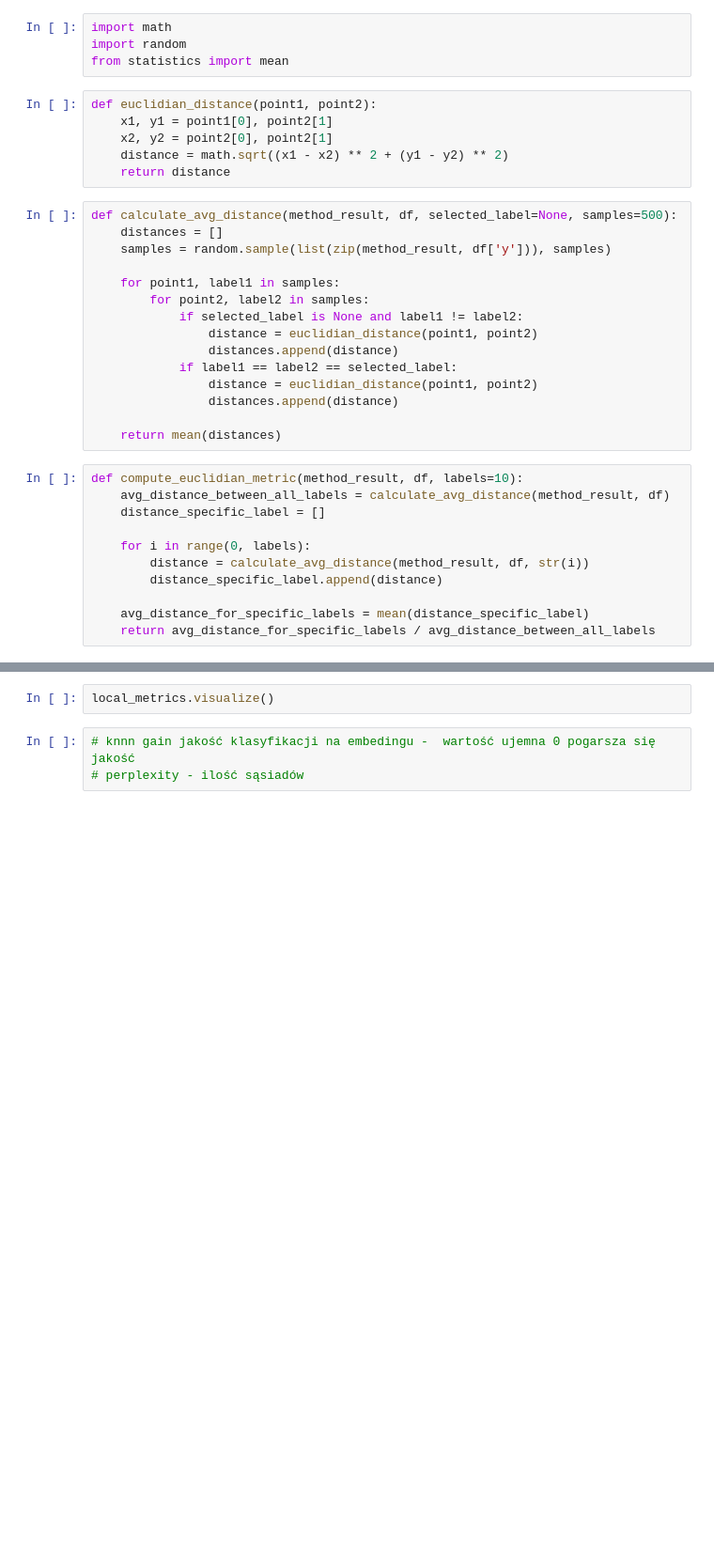
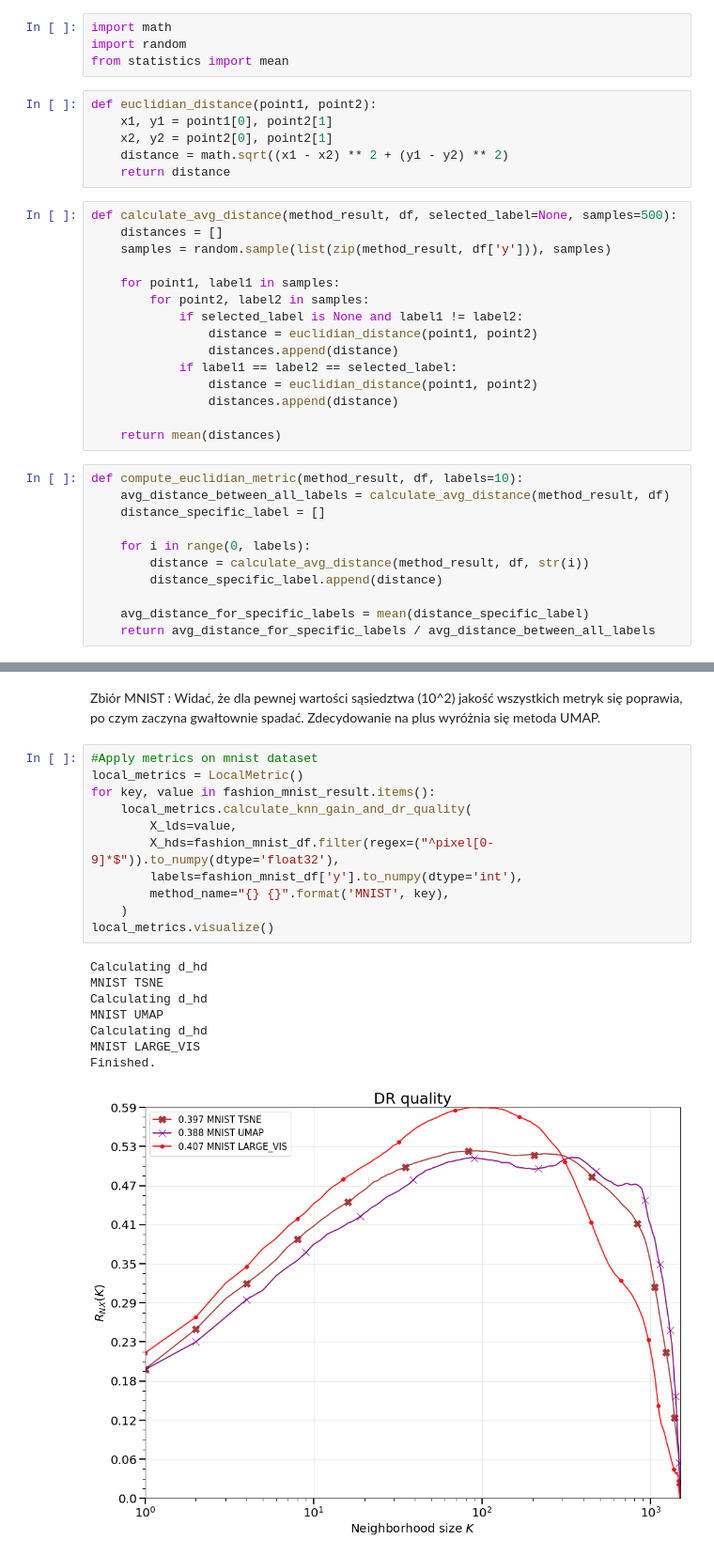
Before and after one commit to matt628/visualizing-big-datasets, a Jupyter notebook: lab3/lab3.ipynb, the cells around one changed output, grey strips where cells are left out. Shown at 94% size. Cells and saved outputs as stored; diff of their text form; blank space fills up the shorter version.

```diff
--- a/lab3/lab3.ipynb
+++ b/lab3/lab3.ipynb
@@ -687,5 +683,23 @@ NameError: name 'tsne_result' is not defined
-# %%
-local_metrics.visualize()
-# %%
-# knnn gain jakość klasyfikacji na embedingu -  wartość ujemna 0 pogarsza się jakość
-# perplexity - ilość sąsiadów
+# %% [markdown]
+Zbiór MNIST :
+Widać, że dla pewnej wartości sąsiedztwa (10^2) jakość wszystkich metryk się poprawia, po czym zaczyna gwałtownie spadać. Zdecydowanie na plus wyróżnia się metoda UMAP.
+# %%
+#Apply metrics on mnist dataset
+local_metrics = LocalMetric()
+for key, value in fashion_mnist_result.items():
+    local_metrics.calculate_knn_gain_and_dr_quality(
+        X_lds=value,
+        X_hds=fashion_mnist_df.filter(regex=("^pixel[0-9]*$")).to_numpy(dtype='float32'),
+        labels=fashion_mnist_df['y'].to_numpy(dtype='int'),
+        method_name="{} {}".format('MNIST', key),
+    )
+local_metrics.visualize()
+# %% [output]
+Calculating d_hd
+MNIST TSNE
+Calculating d_hd
+MNIST UMAP
+Calculating d_hd
+MNIST LARGE_VIS
+Finished.
+[figure, added]
```
Also changed, not shown: parts of 16 cells of this notebook.
